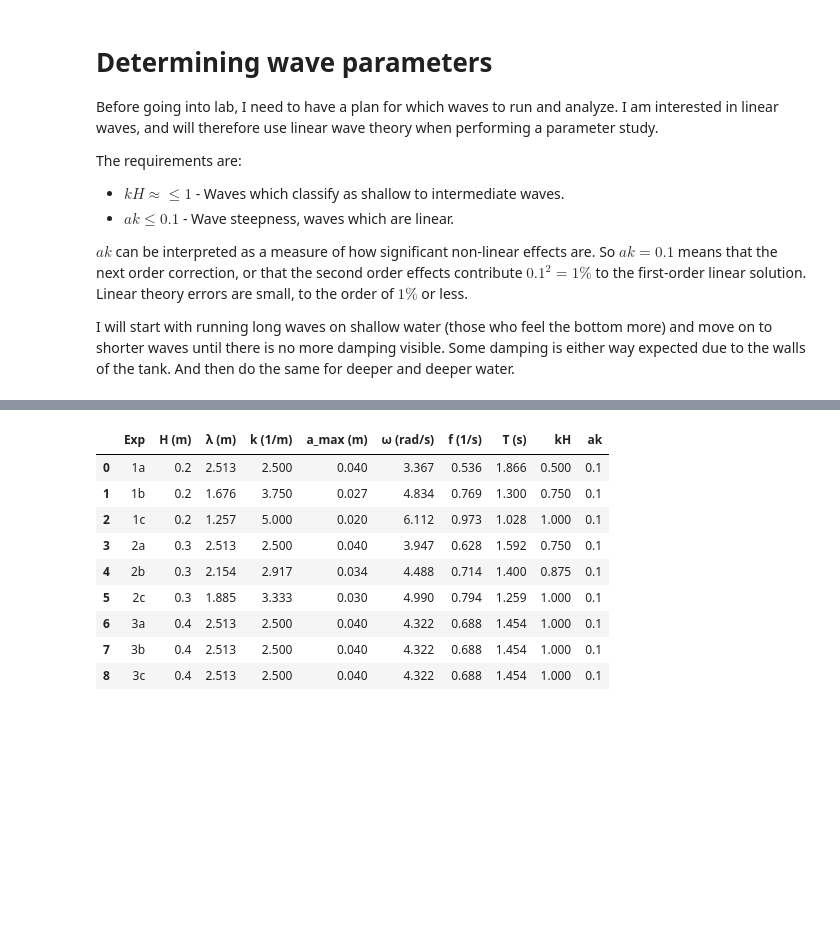
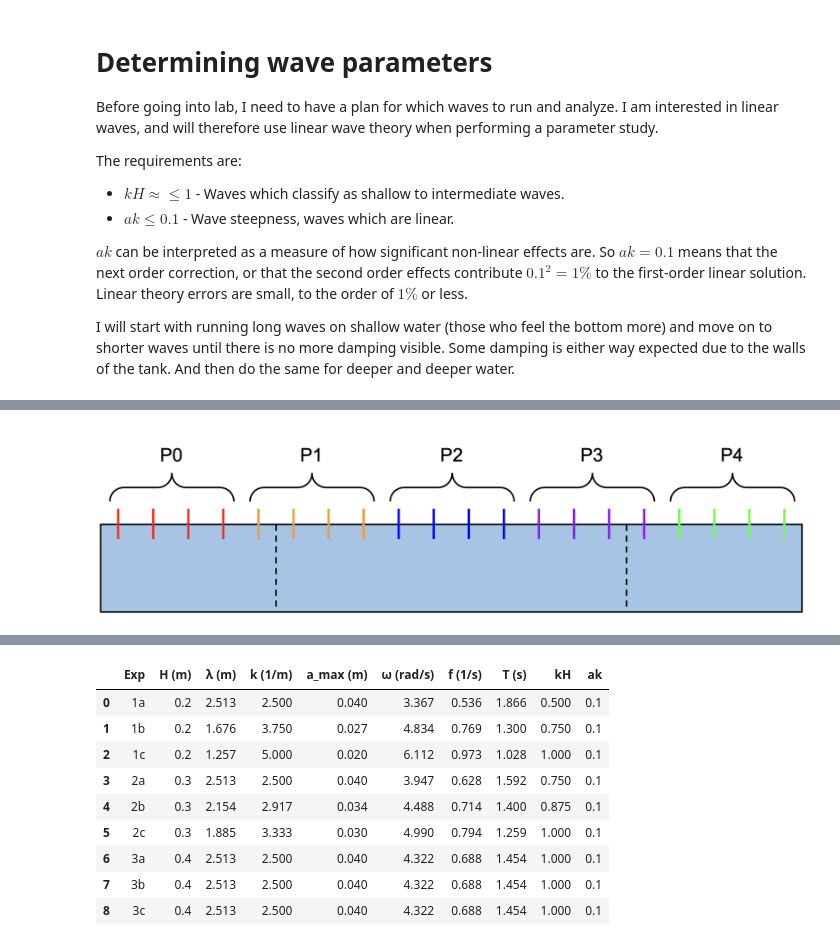
Before and after one commit to kjes4pres/Master_code, a Jupyter notebook: lab_prep.ipynb, the cells around one changed output, grey strips where cells are left out. Drawn from its saved outputs; the diff is of its cells as text; code cells hidden in the pictures; blank space fills up the shorter version.

```diff
--- a/lab_prep.ipynb
+++ b/lab_prep.ipynb
@@ -49,0 +22,5 @@ With wavenumber 2.5 m^-1, wave amplitude must be smaller or equal to 0.04 m.
+# %%
+image_path = '/Users/kjesta/Desktop/Master prosjekt/Figurer/probe_positions.png'
+display(Image(filename=image_path))
+# %% [output]
+[figure, added]
```
Also changed, not shown: parts of 10 cells of this notebook.
